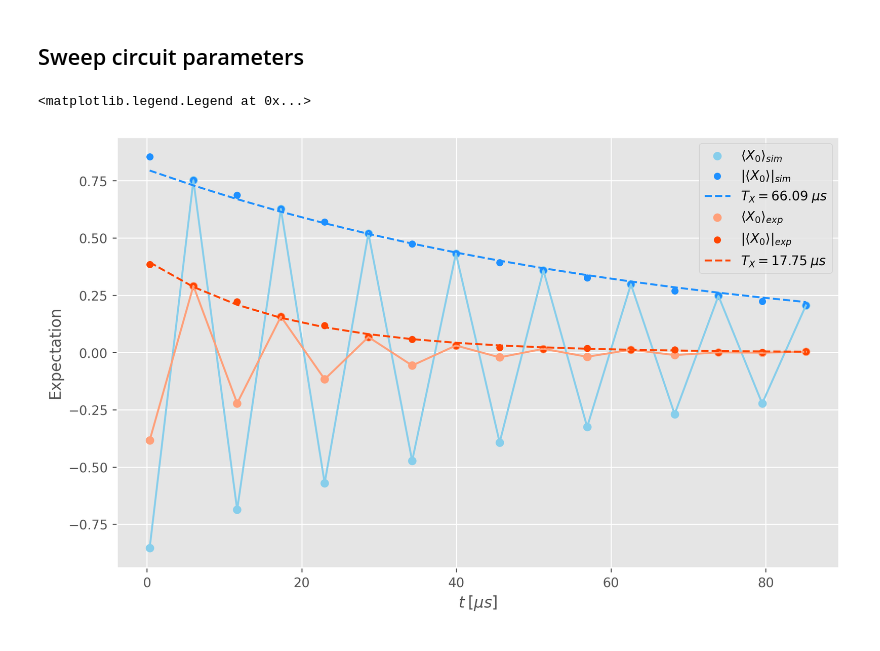
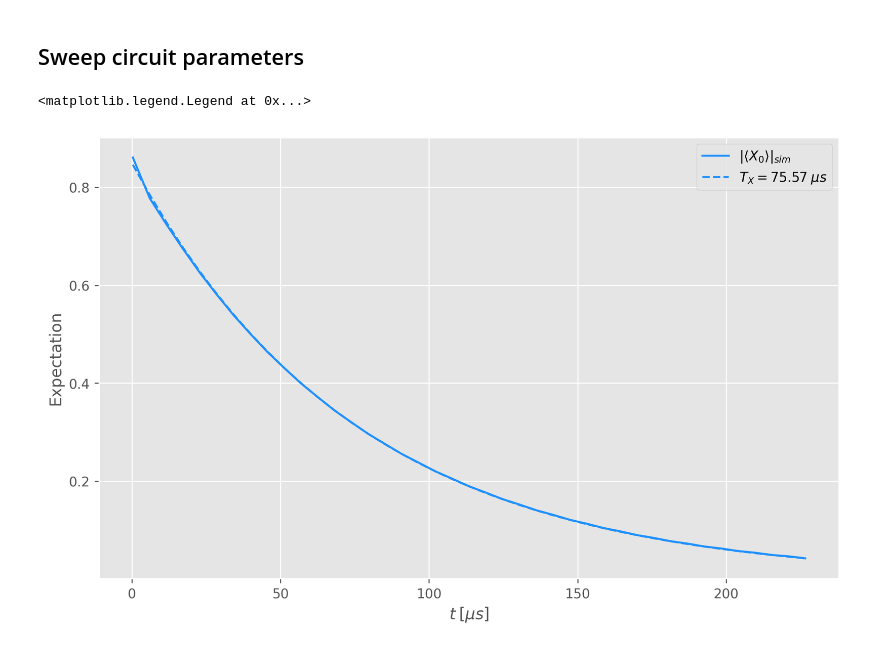
Before and after one commit to EQuS/jaxquantum, a Jupyter notebook: experiments/circuit/15-sbs-full-model.ipynb, the cells around one changed output. Saved outputs shown, nothing was run; the diff lists cells and outputs as text; code cells hidden in the pictures.

```diff
--- a/experiments/circuit/15-sbs-full-model.ipynb
+++ b/experiments/circuit/15-sbs-full-model.ipynb
@@ -70,28 +70,33 @@ n_bar_res = 1/(jnp.exp(h*freq_res/k_B/T_res)-1)
 error_channels = {
     "resonator": {
         "selfkerr": 0,
-        "chi": 17e-6*2*jnp.pi,
-        "T1": 140e3,
+        "chi": 31.7e-6*2*jnp.pi,
+        "T1": 67e3,
         "Tphi": 65e3*1e6,
         "n_bar": n_bar_res,
     },
     "fluxonium": {
-        "T1": 65e3,
-        "Tphi": 11e3,#2*150e3*28e3/(2*150e3-28e3),
+        "T1": 93e3,
+        "Tphi": 30.4e3,#2*150e3*28e3/(2*150e3-28e3),
         "n_bar": n_bar_qb,
         "reset_p_eg": 0.0783,
         "reset_p_ee": 0.0783,
+        "t_rst": t_reset
     }
 }
 # %%
+chi = error_channels["resonator"]["chi"]
+t_CD_floor = default_chi/chi * linear_delays[0]
+t_CD_p = default_chi/chi * p
+
 ts, res = sbs(initial_state = initial_state,
             delta=delta,
             sd_ratio=sd_ratio,
             T=T,
             observable=logical_Z,
             t_sqg = t_sqg,
-            t_CD_floor = linear_delays[0],
-            t_CD_p = p,
+            t_CD_floor = t_CD_floor,
+            t_CD_p = t_CD_p,
             t_rst=t_reset,
             error_channels=error_channels,
             )
@@ -99,11 +104,11 @@ ts, res = sbs(initial_state = initial_state,
 def fit_t1(times, amps, guess):
     def exponential(x, x_data, y_data):
         return y_data-x[0]*jnp.exp(x[1]*x_data)
-    gn = GaussNewton(residual_fun=exponential)
+    gn = GaussNewton(residual_fun=exponential, tol=1e-9, maxiter=1000)
     gn_sol = gn.run(guess, x_data=times, y_data=amps)
     return gn_sol.params, gn_sol.state.error
 # %%
-fit_res = fit_t1(ts, jnp.abs(res), jnp.array([1., -1/30e3]))
+fit_res = fit_t1(ts, jnp.abs(res), jnp.array([0.8, -1/500e3]))
 coeff = fit_res[0]
 residuals = fit_res[1]
 t1 = -1/coeff[1]
@@ -121,24 +126,24 @@ residuals_exp = fit_res_exp[1]
 t1_exp = -1/coeff_exp[1]
 # %%
 fig, ax = plt.subplots(1, figsize=(10, 6), dpi=250)
-ax.scatter(ts/1e3, res, color="skyblue", label="$\\langle X_0 \\rangle_{sim}$")
-ax.scatter(ts/1e3, jnp.abs(res), color="dodgerblue", label="$\\vert\\langle X_0 \\rangle\\vert_{sim}$", s=25)
+# ax.scatter(ts/1e3, res, color="skyblue", label="$\\langle X_0 \\rangle_{sim}$")
+ax.plot(ts/1e3, jnp.abs(res), color="dodgerblue", label="$\\vert\\langle X_0 \\rangle\\vert_{sim}$", )#s=25)
 
-ax.plot(ts/1e3, res, color="skyblue")
+# ax.plot(ts/1e3, res, color="skyblue")
 
 fit = coeff[0]*jnp.exp(coeff[1]*ts)
 ax.plot(ts/1e3, fit, color="dodgerblue", label=f"$T_X={t1/1e3:.2f} \;\mu s$", ls="--")
 
 
-ax.scatter(ts_exp, val_exp, color="lightsalmon", label="$\\langle X_0 \\rangle_{exp}$")
-ax.scatter(ts_exp, jnp.abs(val_exp), color="orangered", label="$\\vert\\langle X_0 \\rangle\\vert_{exp}$", s=25)
-ax.plot(ts_exp, val_exp, color="lightsalmon")
-fit_exp = coeff_exp[0]*jnp.exp(coeff_exp[1]*ts_exp)
-ax.plot(ts_exp, fit_exp, color="orangered", label=f"$T_X={t1_exp:.2f} \;\mu s$", ls="--")
+# ax.scatter(ts_exp, val_exp, color="lightsalmon", label="$\\langle X_0 \\rangle_{exp}$")
+# ax.scatter(ts_exp, jnp.abs(val_exp), color="orangered", label="$\\vert\\langle X_0 \\rangle\\vert_{exp}$", s=25)
+# ax.plot(ts_exp, val_exp, color="lightsalmon")
+# fit_exp = coeff_exp[0]*jnp.exp(coeff_exp[1]*ts_exp)
+# ax.plot(ts_exp, fit_exp, color="orangered", label=f"$T_X={t1_exp:.2f} \;\mu s$", ls="--")
 
 ax.set_xlabel("$t\: [\mu s]$")
 ax.set_ylabel("Expectation")
 ax.legend()
 # %% [output]
 <matplotlib.legend.Legend at 0x...>
-[figure, old version]
+[figure, new version]
```
Also changed, not shown: parts of 3 cells of this notebook, 4 other files.
